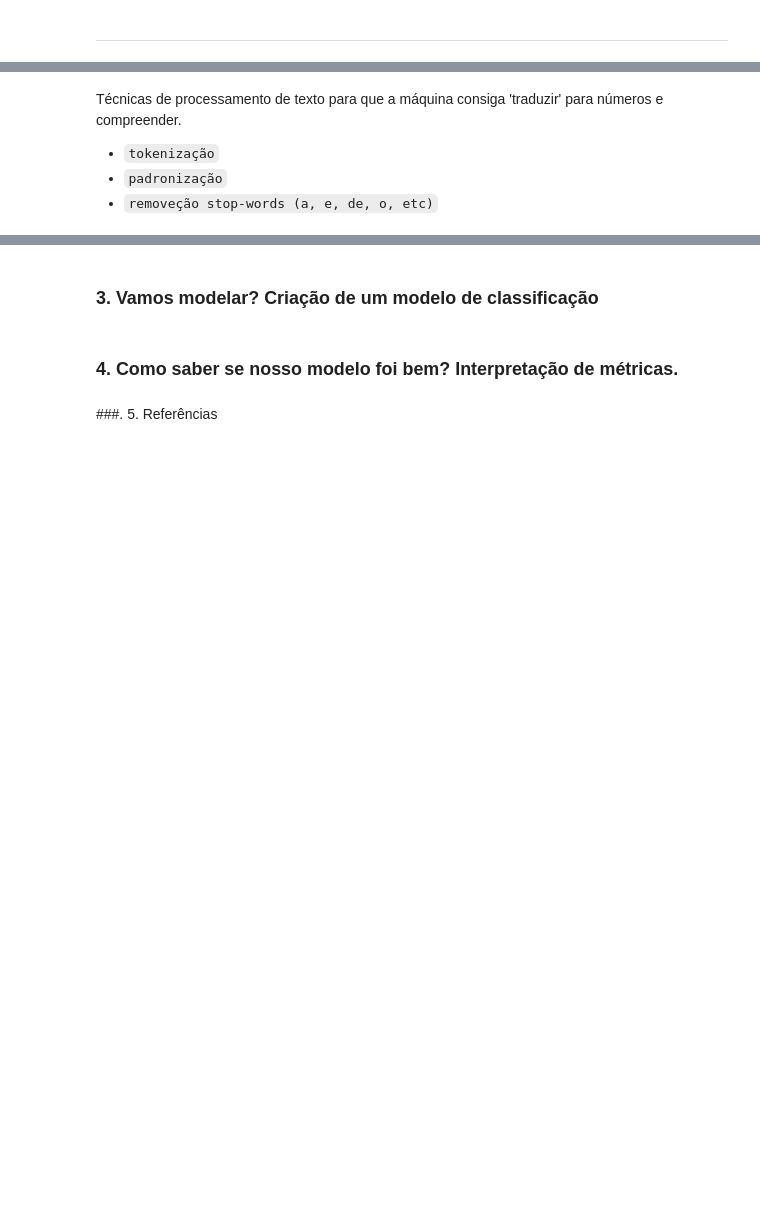
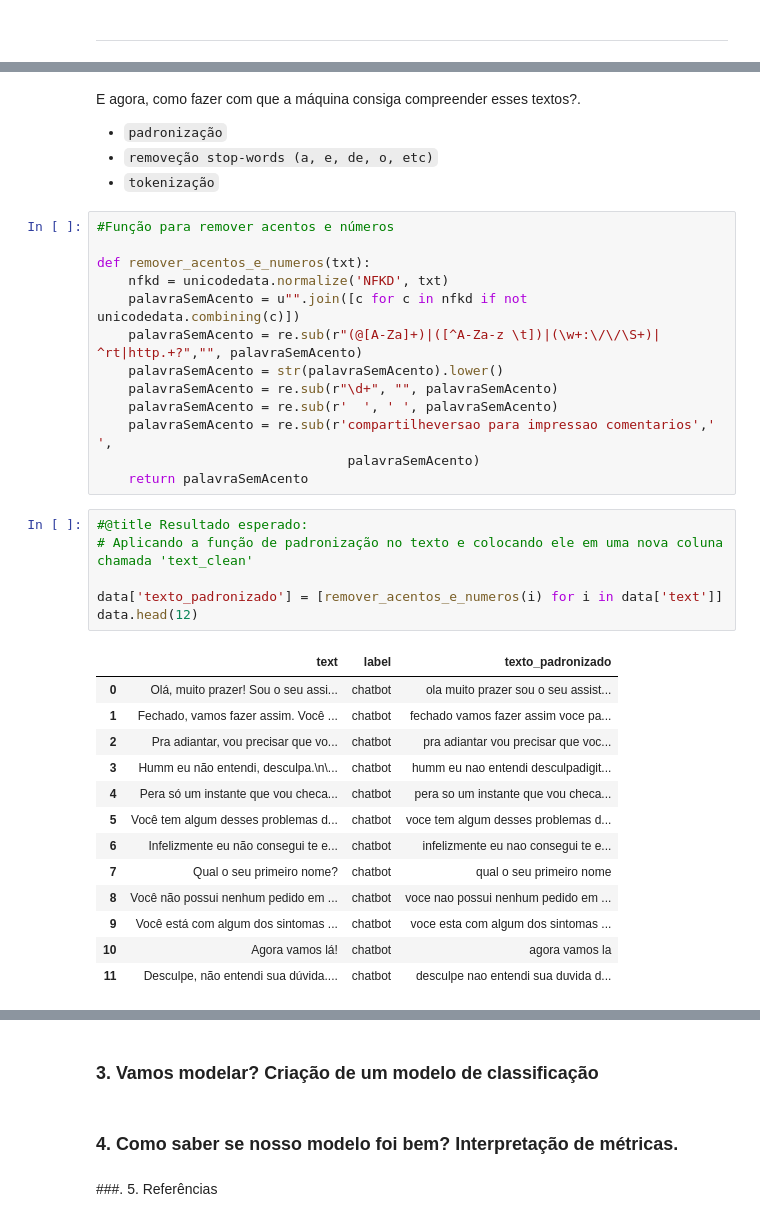
Before and after one commit to Mel-iza/Weni_XP_IA, a Jupyter notebook: notebook/weni_xp_hands_on_ia.ipynb, the cells around one changed output, grey strips where cells are left out. Cells and saved outputs as stored; diff of their text form; blank space fills up the shorter version.

```diff
--- a/notebook/weni_xp_hands_on_ia.ipynb
+++ b/notebook/weni_xp_hands_on_ia.ipynb
@@ -131,6 +159,39 @@ data.sample(10)
 # %% [markdown]
-Técnicas de processamento de texto para que a máquina consiga 'traduzir' para números e compreender. <br>
+E agora, como fazer com que a máquina consiga compreender esses textos?. <br>
 
-* `tokenização`
 * `padronização`
 * `removeção stop-words (a, e, de, o, etc)`
+* `tokenização`
+# %%
+#Função para remover acentos e números
+
+def remover_acentos_e_numeros(txt):
+    nfkd = unicodedata.normalize('NFKD', txt)
+    palavraSemAcento = u"".join([c for c in nfkd if not unicodedata.combining(c)])
+    palavraSemAcento = re.sub(r"(@[A-Za]+)|([^A-Za-z \t])|(\w+:\/\/\S+)| ^rt|http.+?","", palavraSemAcento)
+    palavraSemAcento = str(palavraSemAcento).lower()
+    palavraSemAcento = re.sub(r"\d+", "", palavraSemAcento)
+    palavraSemAcento = re.sub(r'  ', ' ', palavraSemAcento)
+    palavraSemAcento = re.sub(r'compartilheversao para impressao comentarios',' ',
+                                palavraSemAcento)
+    return palavraSemAcento
+# %%
+#@title Resultado esperado:
+# Aplicando a função de padronização no texto e colocando ele em uma nova coluna chamada 'text_clean'
+
+data['texto_padronizado'] = [remover_acentos_e_numeros(i) for i in data['text']]
+data.head(12)
+# %% [output]
+|  | text | label | texto_padronizado |
+| 0 | Olá, muito prazer! Sou o seu assi... | chatbot | ola muito prazer sou o seu assist... |
+| 1 | Fechado, vamos fazer assim. Você ... | chatbot | fechado vamos fazer assim voce pa... |
+| 2 | Pra adiantar, vou precisar que vo... | chatbot | pra adiantar vou precisar que voc... |
+| 3 | Humm eu não entendi, desculpa.\n\... | chatbot | humm eu nao entendi desculpadigit... |
+| 4 | Pera só um instante que vou checa... | chatbot | pera so um instante que vou checa... |
+| 5 | Você tem algum desses problemas d... | chatbot | voce tem algum desses problemas d... |
+| 6 | Infelizmente eu não consegui te e... | chatbot | infelizmente eu nao consegui te e... |
+| 7 | Qual o seu primeiro nome? | chatbot | qual o seu primeiro nome |
+| 8 | Você não possui nenhum pedido em ... | chatbot | voce nao possui nenhum pedido em ... |
+| 9 | Você está com algum dos sintomas ... | chatbot | voce esta com algum dos sintomas ... |
+| 10 | Agora vamos lá! | chatbot | agora vamos la |
+| 11 | Desculpe, não entendi sua dúvida.... | chatbot | desculpe nao entendi sua duvida d... |
```
Also changed, not shown: parts of 13 cells of this notebook.
